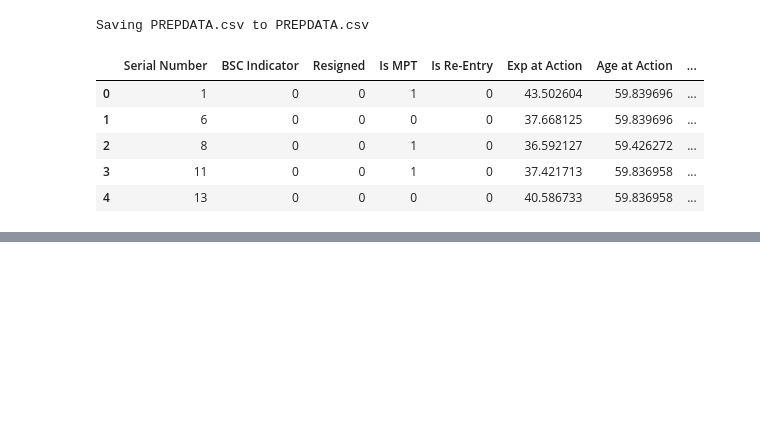
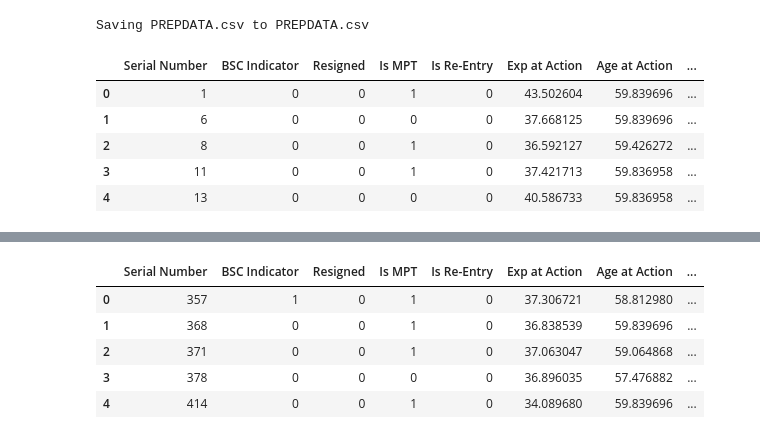
Before and after one commit to vittaya/DSEP, a Jupyter notebook: XGBoost.ipynb, the cells around one changed output, grey strips where cells are left out. Saved outputs shown, nothing was run; the diff lists cells and outputs as text; code cells hidden in the pictures; blank space fills up the shorter version.

```diff
--- a/XGBoost.ipynb
+++ b/XGBoost.ipynb
@@ -112,0 +128,10 @@ plt.show()
+# %%
+df_pred = pd.read_csv('PREPDATA2018 (1).csv')
+df_pred.head()
+# %% [output]
+|  | Serial Number | BSC Indicator | Resigned | Is MPT | Is Re-Entry | Exp at Action | Age at Action | ... |
+| 0 | 357 | 1 | 0 | 1 | 0 | 37.306721 | 58.812980 | ... |
+| 1 | 368 | 0 | 0 | 1 | 0 | 36.838539 | 59.839696 | ... |
+| 2 | 371 | 0 | 0 | 1 | 0 | 37.063047 | 59.064868 | ... |
+| 3 | 378 | 0 | 0 | 0 | 0 | 36.896035 | 57.476882 | ... |
+| 4 | 414 | 0 | 0 | 1 | 0 | 34.089680 | 59.839696 | ... |
```
Also changed, not shown: parts of 13 cells of this notebook.
